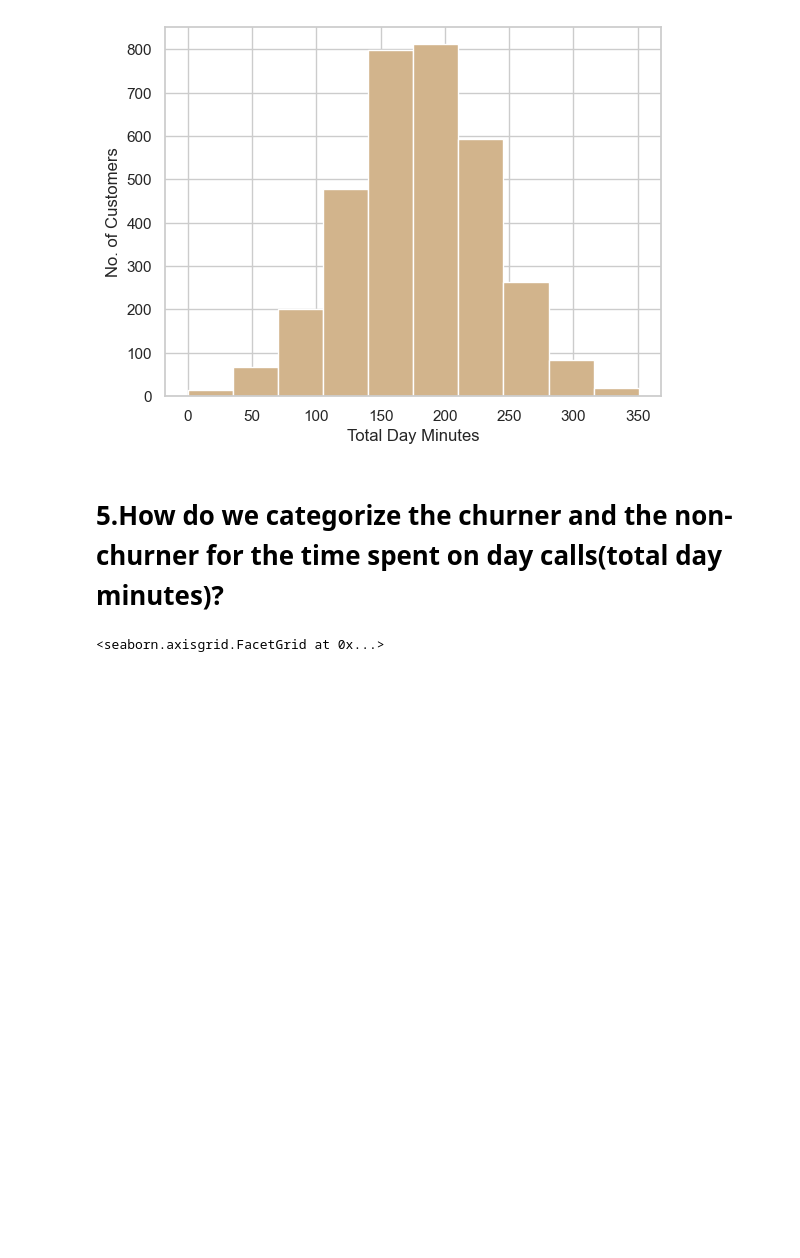
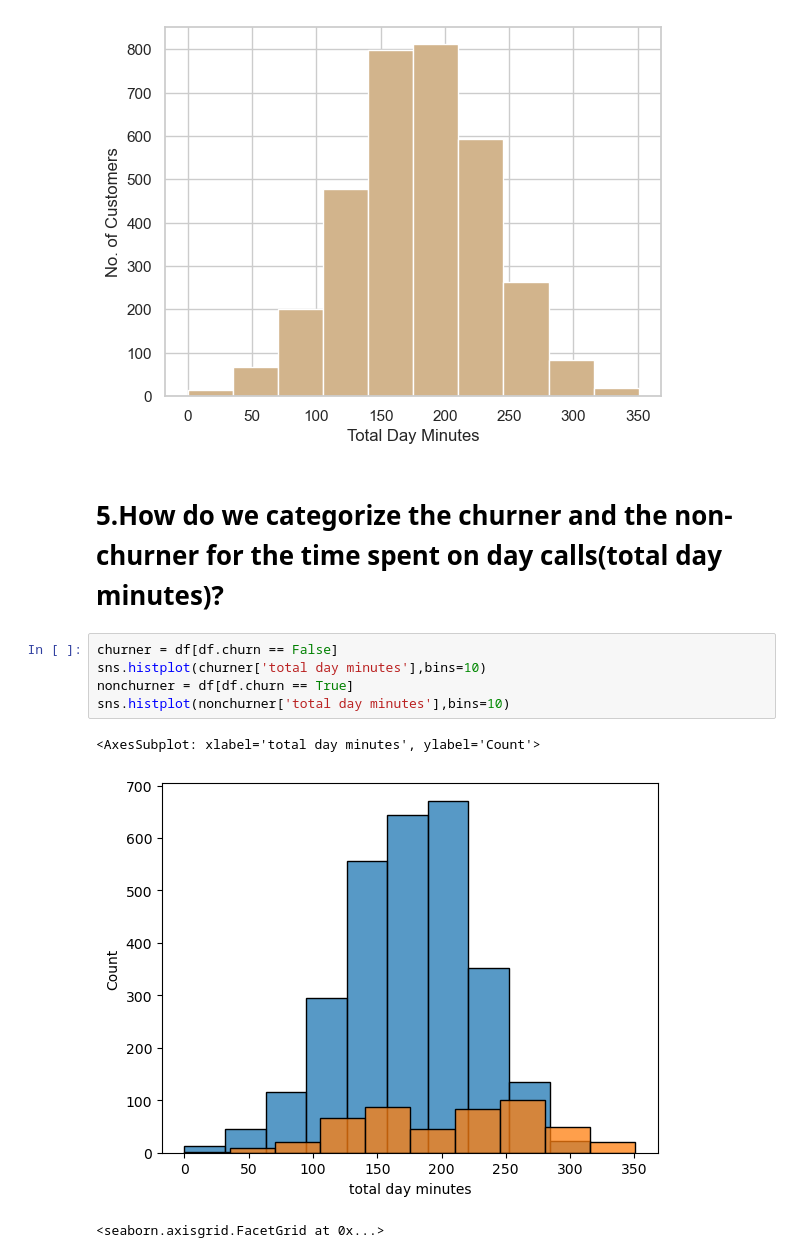
Before and after one commit to sanjay-223/WalmartCollabRepo, a Jupyter notebook: PSA&SM/Basic Stats case study(Churn dataset).ipynb, the cells around one changed output. Saved outputs shown, nothing was run; the diff lists cells and outputs as text; blank space fills up the shorter version.

```diff
--- a/PSA&SM/Basic Stats case study(Churn dataset).ipynb
+++ b/PSA&SM/Basic Stats case study(Churn dataset).ipynb
@@ -88,6 +112,14 @@ Churn : Customers who churned the telecom service or who doesn’t(0=“Churner
 [figure]
 # %% [markdown]
 # 5.How do we categorize the churner and the non-churner for the time spent on day calls(total day minutes)?
+# %%
+churner = df[df.churn == False]
+sns.histplot(churner['total day minutes'],bins=10)
+nonchurner = df[df.churn == True]
+sns.histplot(nonchurner['total day minutes'],bins=10)
+# %% [output]
+<AxesSubplot: xlabel='total day minutes', ylabel='Count'>
+[figure, added]
 # %%
 # %% [output]
 <seaborn.axisgrid.FacetGrid at 0x...>
```
Also changed, not shown: parts of 24 cells of this notebook.
